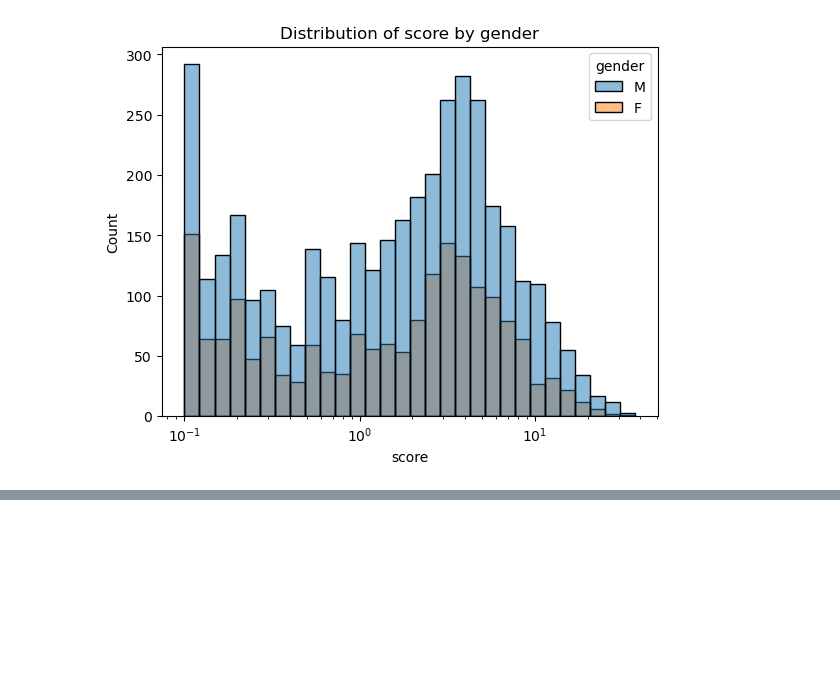
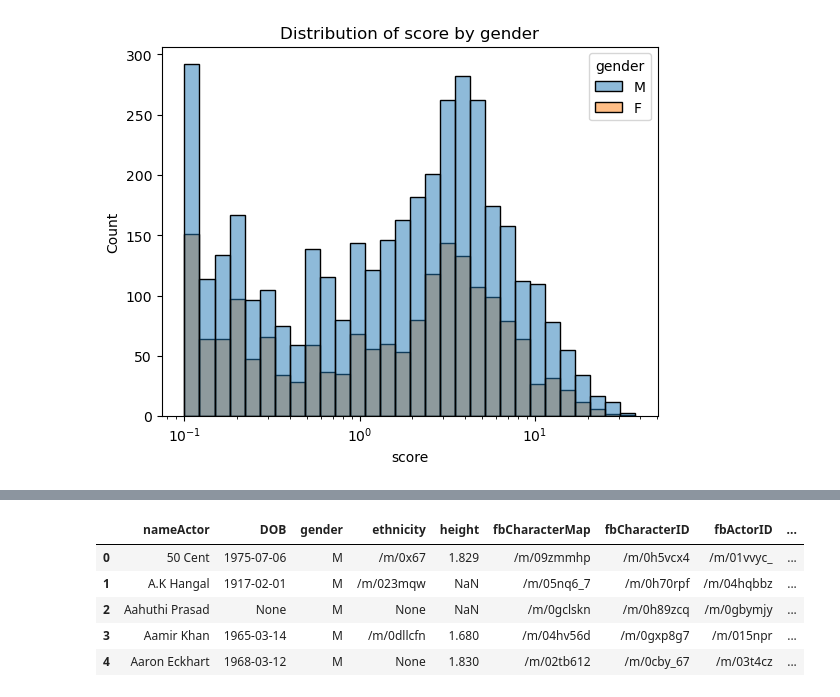
Before and after one commit to epfl-ada/ada-2023-project-lovelace, a Jupyter notebook: Code/jennifer.ipynb, the cells around one changed output, grey strips where cells are left out. Cells and saved outputs as stored; diff of their text form; code cells hidden in the pictures; blank space fills up the shorter version.

```diff
--- a/Code/jennifer.ipynb
+++ b/Code/jennifer.ipynb
@@ -373,0 +385,13 @@ plt.show()
+# %%
+actors = movies_actors.groupby('nameActor').agg({
+    'DOB': 'first',
+    'gender': 'first',
+    'ethnicity': 'first',
+    'height': 'first',
+    'fbCharacterMap': 'first',
+    'fbCharacterID': 'first',
+    'fbActorID': 'first',
+}).reset_index()
+
+actors.columns = ['nameActor', 'DOB', 'gender', 'ethnicity', 'height', 'fbCharacterMap', 'fbCharacterID', 'fbActorID']
+actors.head()
@@ -373,0 +405,15 @@ plt.show()
+# %%
+career_lengths = movies_actors.groupby('nameActor').agg({'releaseYear': ['min', 'max'], 'ageAtMovieRelease': 'min'})
+career_lengths.columns = ['first_movie_year', 'last_movie_year', 'ageAtFirstMovie']
+career_lengths['careerLength'] = career_lengths['last_movie_year'] - career_lengths['first_movie_year']
+career_lengths = career_lengths[['careerLength', 'ageAtFirstMovie']]
+
+actors = pd.merge(actors, career_lengths, left_on='nameActor', right_index=True)
+actors.head()
+# %% [output]
+|  | nameActor | DOB | gender | ethnicity | height | fbCharacterMap | fbCharacterID | fbActorID | ... |
+| 0 | 50 Cent | 1975-07-06 | M | /m/0x67 | 1.829 | /m/09zmmhp | /m/0h5vcx4 | /m/01vvyc_ | ... |
+| 1 | A.K Hangal | 1917-02-01 | M | /m/023mqw | NaN | /m/05nq6_7 | /m/0h70rpf | /m/04hqbbz | ... |
+| 2 | Aahuthi Prasad | None | M | None | NaN | /m/0gclskn | /m/0h89zcq | /m/0gbymjy | ... |
+| 3 | Aamir Khan | 1965-03-14 | M | /m/0dllcfn | 1.680 | /m/04hv56d | /m/0gxp8g7 | /m/015npr | ... |
+| 4 | Aaron Eckhart | 1968-03-12 | M | None | 1.830 | /m/02tb612 | /m/0cby_67 | /m/03t4cz | ... |
```
Also changed, not shown: parts of 12 cells of this notebook.
